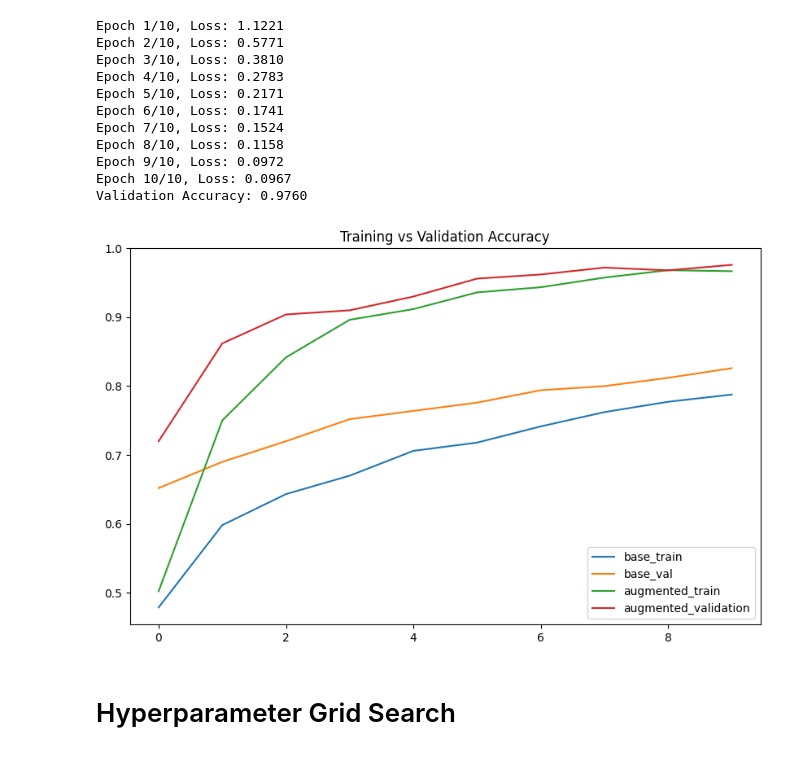
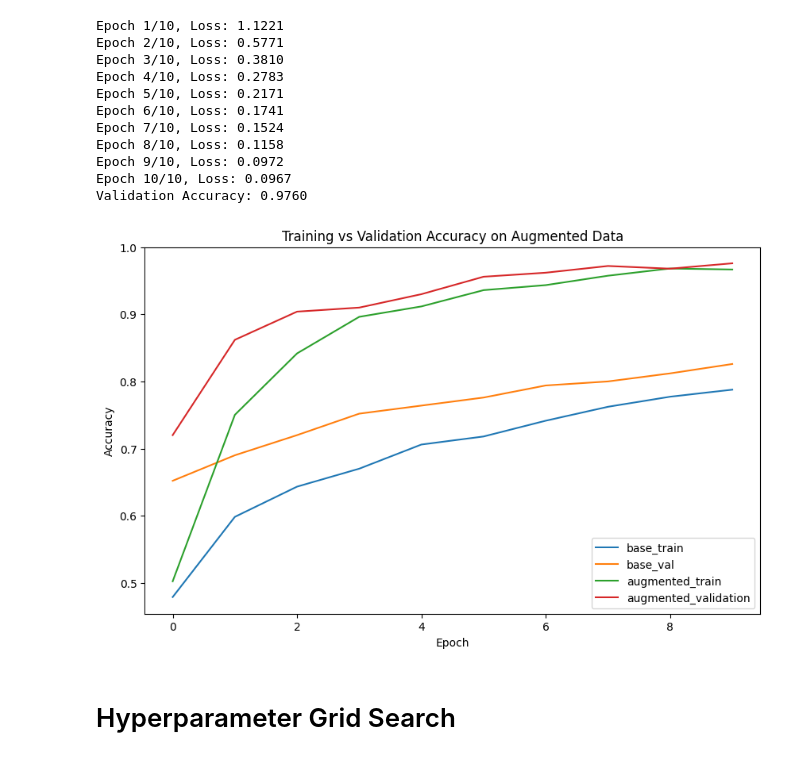
Before and after one commit to zachroyer/Music-Symbol-Classification, a Jupyter notebook: HW7.ipynb, the cells around one changed output. Cells and saved outputs as stored; diff of their text form; code cells hidden in the pictures.

```diff
--- a/HW7.ipynb
+++ b/HW7.ipynb
@@ -520,16 +515,19 @@ Epoch 10/10, Loss: 0.0967
 Validation Accuracy: 0.9760
 # %%
 plt.figure(figsize=(10,6))
-plt.title("Training vs Validation Accuracy")
+plt.title("Training vs Validation Accuracy on Augmented Data")
 plt.plot(baseline_train_accuracy, label='base_train')
 plt.plot(baseline_val_accuracy, label='base_val')
 plt.plot(aug_train_accuracy, label = 'augmented_train')
 plt.plot(aug_val_accuracy, label='augmented_validation')
+
+plt.xlabel('Epoch')
+plt.ylabel('Accuracy')
 plt.ylim(top=1)
 plt.legend()
 plt.show()
 # %% [output]
-[figure, old version]
+[figure, new version]
 # %% [markdown]
 # Hyperparameter Grid Search
 # %%
```
Also changed, not shown: parts of 5 cells of this notebook.
